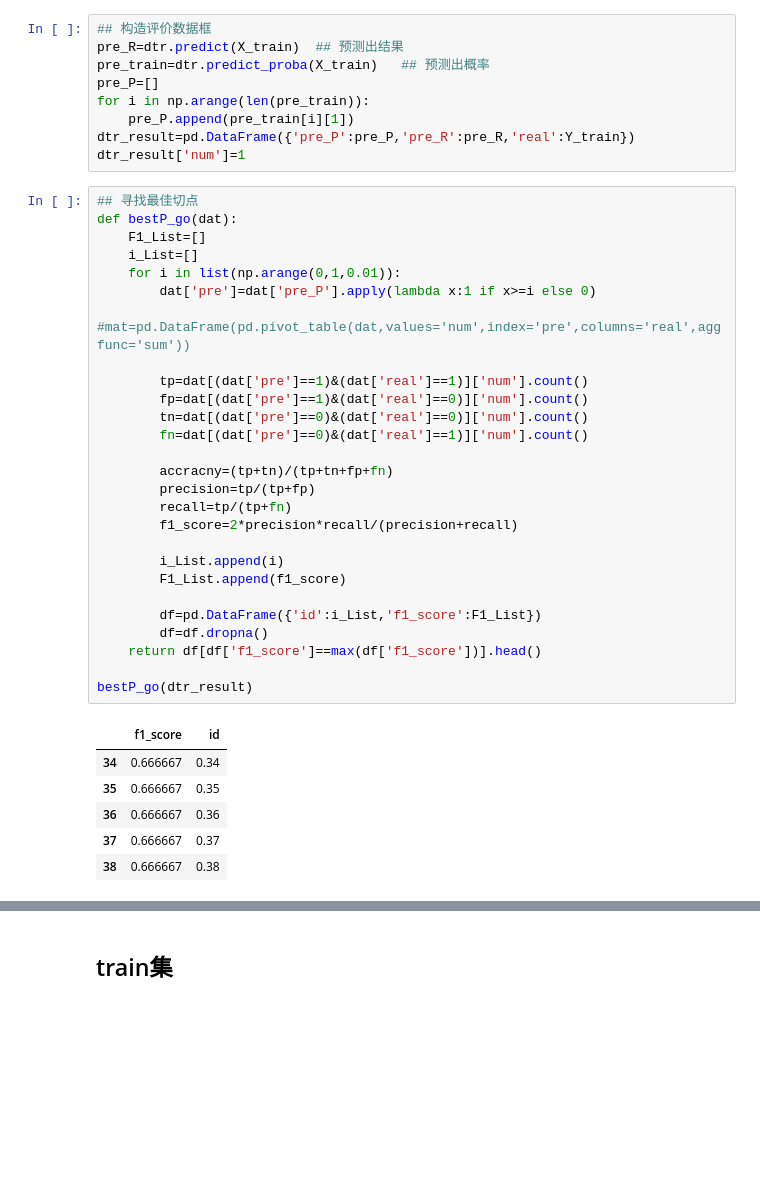
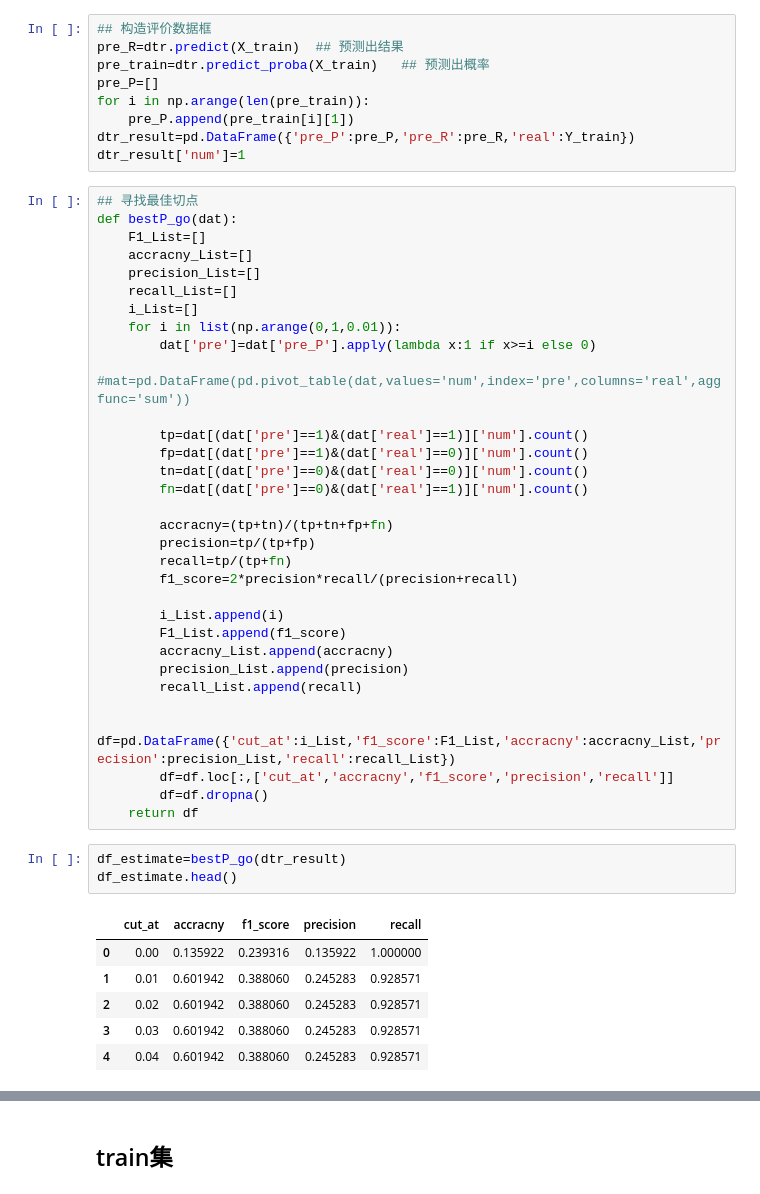
Before and after one commit to xuganghuhu/project_play, a Jupyter notebook: 决策树.ipynb, the cells around one changed output, grey strips where cells are left out. Drawn from its saved outputs; the diff is of its cells as text; blank space fills up the shorter version.

```diff
--- a/决策树.ipynb
+++ b/决策树.ipynb
@@ -240,6 +240,9 @@ dtr_result['num']=1
 ## 寻找最佳切点
 def bestP_go(dat):
     F1_List=[]
+    accracny_List=[]
+    precision_List=[]
+    recall_List=[]
     i_List=[]
     for i in list(np.arange(0,1,0.01)):
         dat['pre']=dat['pre_P'].apply(lambda x:1 if x>=i else 0)
@@ -257,16 +260,21 @@ def bestP_go(dat):
 
         i_List.append(i)
         F1_List.append(f1_score)
+        accracny_List.append(accracny)
+        precision_List.append(precision)
+        recall_List.append(recall)
 
-        df=pd.DataFrame({'id':i_List,'f1_score':F1_List})
+        df=pd.DataFrame({'cut_at':i_List,'f1_score':F1_List,'accracny':accracny_List,'precision':precision_List,'recall':recall_List})
+        df=df.loc[:,['cut_at','accracny','f1_score','precision','recall']]
         df=df.dropna()
-    return df[df['f1_score']==max(df['f1_score'])].head()
-
-bestP_go(dtr_result)
+    return df
-# %% [output]
-|  | f1_score | id |
-| 34 | 0.666667 | 0.34 |
-| 35 | 0.666667 | 0.35 |
-| 36 | 0.666667 | 0.36 |
-| 37 | 0.666667 | 0.37 |
-| 38 | 0.666667 | 0.38 |
+# %%
+df_estimate=bestP_go(dtr_result)
+df_estimate.head()
+# %% [output]
+|  | cut_at | accracny | f1_score | precision | recall |
+| 0 | 0.00 | 0.135922 | 0.239316 | 0.135922 | 1.000000 |
+| 1 | 0.01 | 0.601942 | 0.388060 | 0.245283 | 0.928571 |
+| 2 | 0.02 | 0.601942 | 0.388060 | 0.245283 | 0.928571 |
+| 3 | 0.03 | 0.601942 | 0.388060 | 0.245283 | 0.928571 |
+| 4 | 0.04 | 0.601942 | 0.388060 | 0.245283 | 0.928571 |
```
Also changed, not shown: parts of 8 cells of this notebook.
